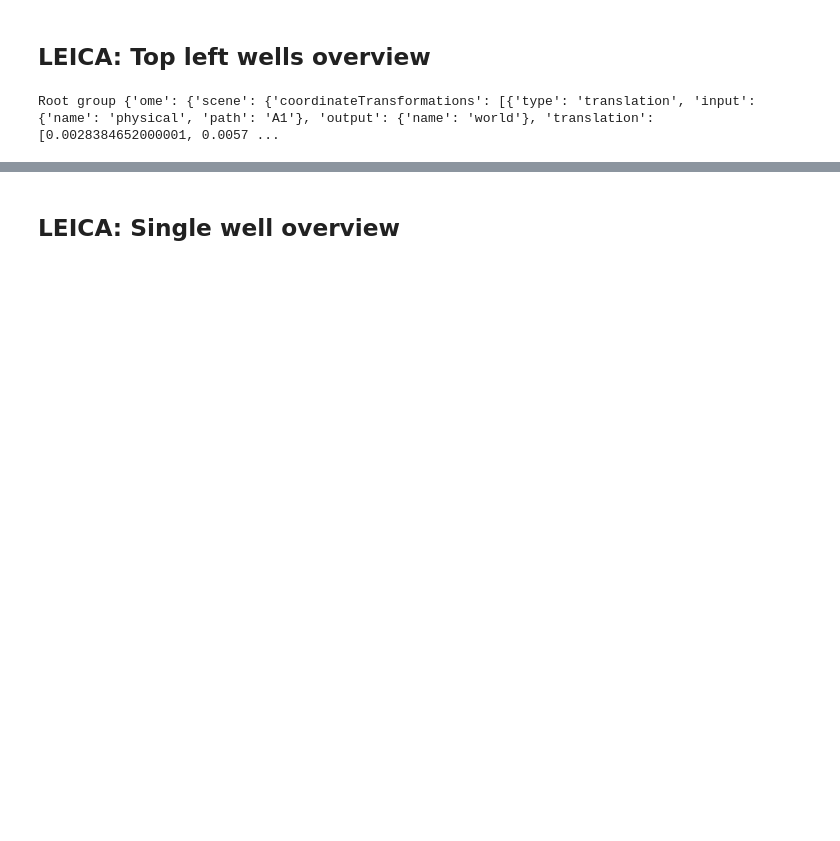
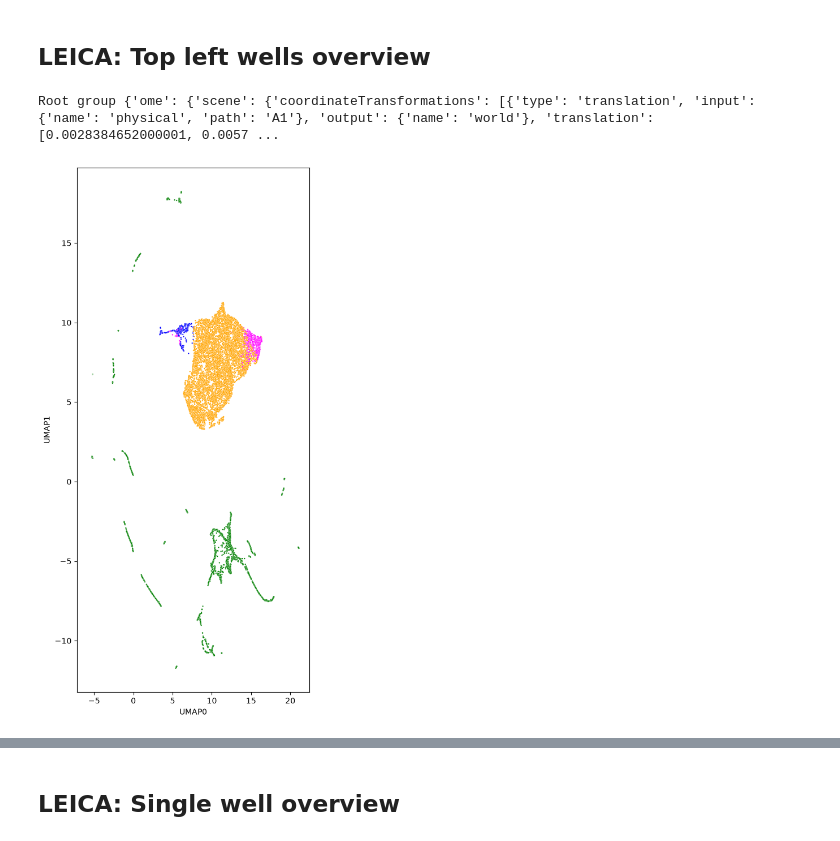
Before and after one commit to BCF-MPI-CBG/autoSCAPE, a Jupyter notebook: docs/notebooks/paper_screenshots.ipynb, the cells around one changed output, grey strips where cells are left out. Cells and saved outputs as stored; diff of their text form; code cells hidden in the pictures; blank space fills up the shorter version.

Commit message:
add figure for metrics

```diff
--- a/docs/notebooks/paper_screenshots.ipynb
+++ b/docs/notebooks/paper_screenshots.ipynb
@@ -17,10 +20,9 @@ viewer.scale_bar.visible = True
 output_dir = r"C:\Users\johan\Nextcloud_Gerbi\Documents\SCAPE_paper\manuscript\figures"
 # %% [markdown]
 ## LEICA: Top left wells overview
-# %%
-viewer.layers.clear()
-
-url = r"https://radosgw.public.os.wwu.de/methods-paper26/LEICA_plate1_overview_image.ome.zarr/"
-layers = viewer.open(url, plugin="napari-ome-zarr", name="plate1_overview_image")
-# %% [output]
-Root group {'ome': {'scene': {'coordinateTransformations': [{'type': 'translation', 'input': {'name': 'physical', 'path': 'A1'}, 'output': {'name': 'world'}, 'translation': [0.0028384652000001, 0.0057 ...
+# %%
+viewer.layers.clear()
+url = r"https://radosgw.public.os.wwu.de/methods-paper26/LEICA_plate1_overview_image.ome.zarr/"
+layers = viewer.open(url, plugin="napari-ome-zarr", name="plate1_overview_image")
+# %% [output]
+Root group {'ome': {'scene': {'coordinateTransformations': [{'type': 'translation', 'input': {'name': 'physical', 'path': 'A1'}, 'output': {'name': 'world'}, 'translation': [0.0028384652000001, 0.0057 ...
@@ -27,3 +32,31 @@ Root group {'ome': {'scene': {'coordinateTransformations': [{'type': 'translatio
+# %%
+shapes_df = pd.read_csv(r"https://radosgw.public.os.wwu.de/methods-paper26/LEICA_plate1_overview_image.ome.zarr/detections.csv")
+features = pd.read_csv(r"https://radosgw.public.os.wwu.de/methods-paper26/LEICA_plate1_overview_image.ome.zarr/detections_features.csv")
+# %%
+shapes = []
+for idx, group in shapes_df.groupby("index"):
+    vertices = []
+    for i in range(0, 4):
+        vertices.append([float(group.iloc[i]["axis-0"]), float(group.iloc[i]["axis-1"]), float(group.iloc[i]["axis-2"])])
+    shapes.append(vertices)
+
+viewer.add_shapes(shapes, shape_type="rectangle",
+                  face_color=[0,0,0,0],
+                  edge_width = 0.00001,
+                  features=features,
+                  name='all_detections',
+                  units=["meter", "meter", "meter"])
+# %%
+features = viewer.layers["all_detections"].features
+fig, ax = plt.subplots(figsize=(5, 10))
+sns.scatterplot(data=features, x="UMAP0", y="UMAP1", hue="MANUAL_CLUSTER_ID",
+                palette={1: "orange", 2: "blue", 3: "green", 4: "magenta"},
+                s=3, ax=ax, legend=False)
+
+fig.tight_layout()
+fig.savefig(os.path.join(output_dir, "interactive_selection_plot.png"), dpi=300, bbox_inches='tight')
+# %% [output]
+[figure, added]
 # %%
 for layer in layers:
     layer.units = ["meter", "meter", "meter"]
```
Also changed, not shown: parts of 20 cells of this notebook.
